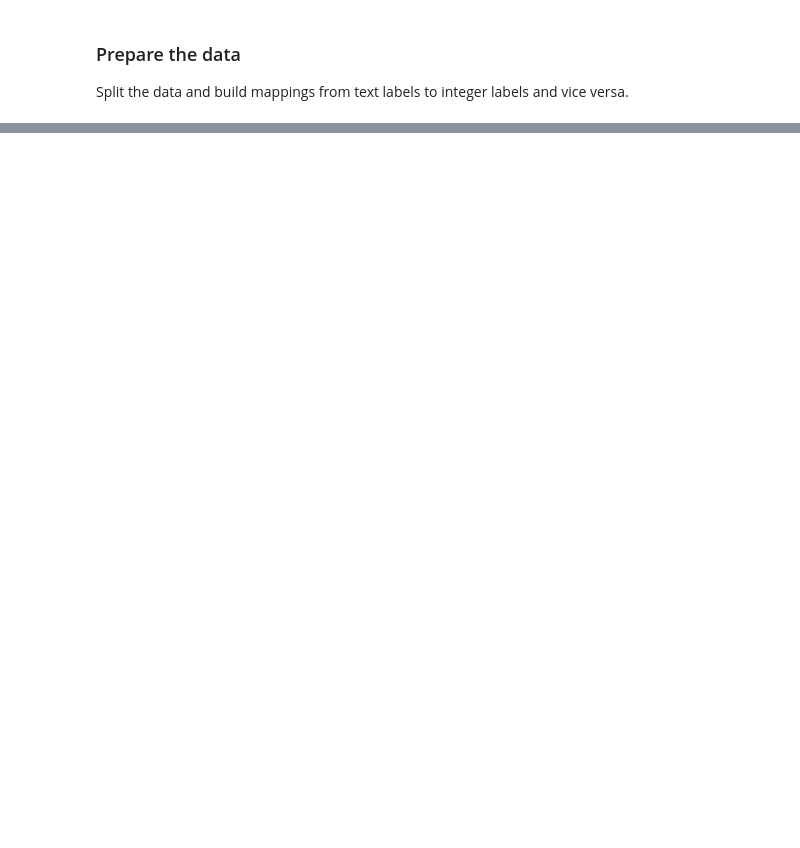
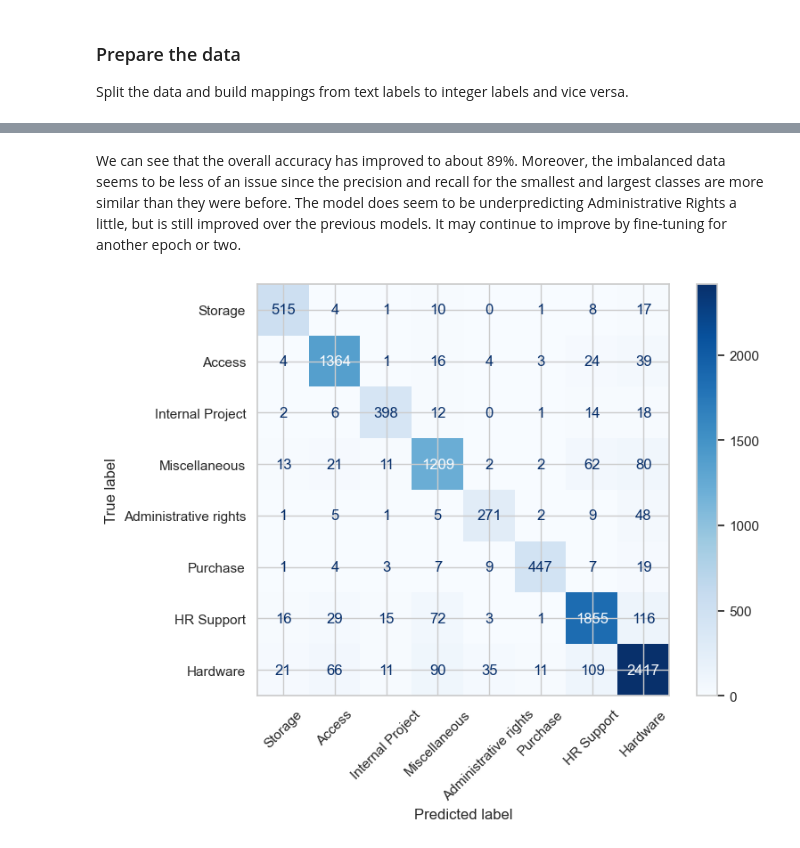
Before and after one commit to marceloamoraes/DS776_DeepLearning, a Jupyter notebook: Lessons/Lesson_08_Text_Classification/IT_Classifier.ipynb, the cells around one changed output, grey strips where cells are left out. Cells and saved outputs as stored; diff of their text form; code cells hidden in the pictures; blank space fills up the shorter version.

```diff
--- a/Lessons/Lesson_08_Text_Classification/IT_Classifier.ipynb
+++ b/Lessons/Lesson_08_Text_Classification/IT_Classifier.ipynb
@@ -384,8 +237,0 @@ You should probably TRAIN this model on a down-stream task to be able to use it
-# %%
-predictions = trainer.predict(tokenized_test)
-
-y_true = predictions.label_ids
-y_pred = np.argmax(predictions.predictions, axis=1)
-
-print("Classification Report:")
-print(classification_report(y_true, y_pred, target_names=list(id_to_label.values())))
@@ -555,0 +276,13 @@ Successfully installed sentence_transformers-3.4.1
+# %%
+
+tfidf_vectorizer = TfidfVectorizer(
+    stop_words='english',  # Remove common English stopwords
+    min_df=2,  # Remove rare terms (appear in fewer than 2 documents)
+    max_df=0.85,  # Remove overly common terms (appear in more than 85% of documents)
+    max_features=1000,  # Limit vocabulary size to top 1000 terms
+    ngram_range=(1, 3)  # Include unigrams, bigrams, and trigrams
+)
+
+# Fit the vectorizer and transform the input texts
+train_features_tfidf = tfidf_vectorizer.fit_transform(train_texts_str)
+test_features_tfidf = tfidf_vectorizer.transform(test_texts_str)
@@ -555,0 +638,11 @@ Successfully installed sentence_transformers-3.4.1
+# %%
+predictions = trainer.predict(test_tokenized)
+
+y_true_id = predictions.label_ids
+y_pred_id = np.argmax(predictions.predictions, axis=1)
+
+test_labels_str = [id_to_label[label] for label in y_true_id]
+predictions_str = [id_to_label[label] for label in y_pred_id]
+
+print("Classification Report:")
+print(classification_report(y_true_id, y_pred_id, target_names=list(id_to_label.values())))
@@ -555,0 +671,13 @@ Successfully installed sentence_transformers-3.4.1
+# %% [markdown]
+We can see that the overall accuracy has improved to about 89%.  Moreover, the imbalanced data seems to be less of an issue since the precision and recall for the smallest and largest classes are more similar than they were before.  The model does seem to be underpredicting Administrative Rights a little, but is still improved over the previous models.  It may continue to improve by fine-tuning for another epoch or two.
+# %%
+# Compute the confusion matrix
+cm = confusion_matrix(test_labels_str, predictions_str, labels=list(id_to_label.values()))
+
+# Display the confusion matrix
+disp = ConfusionMatrixDisplay(confusion_matrix=cm, display_labels=list(id_to_label.values()))
+disp.plot(cmap="Blues", xticks_rotation="vertical")
+plt.xticks(rotation=45)
+plt.show()
+# %% [output]
+[figure, added]
```
Also changed, not shown: parts of 74 cells of this notebook, 8 other files.
